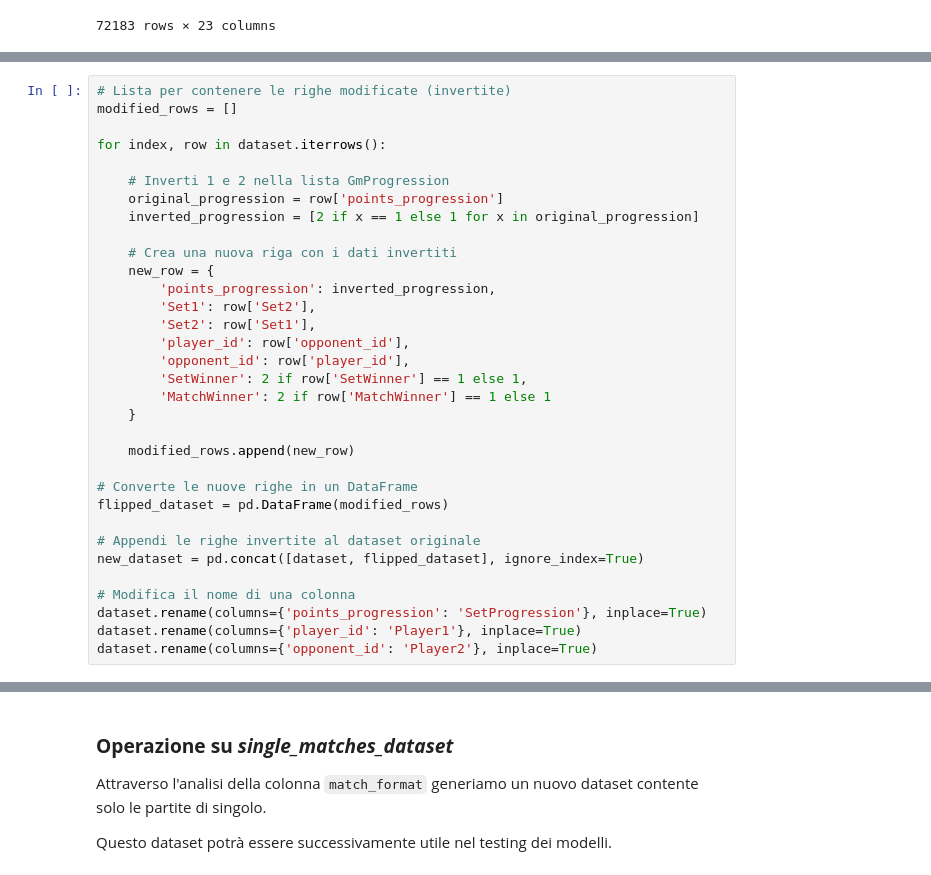
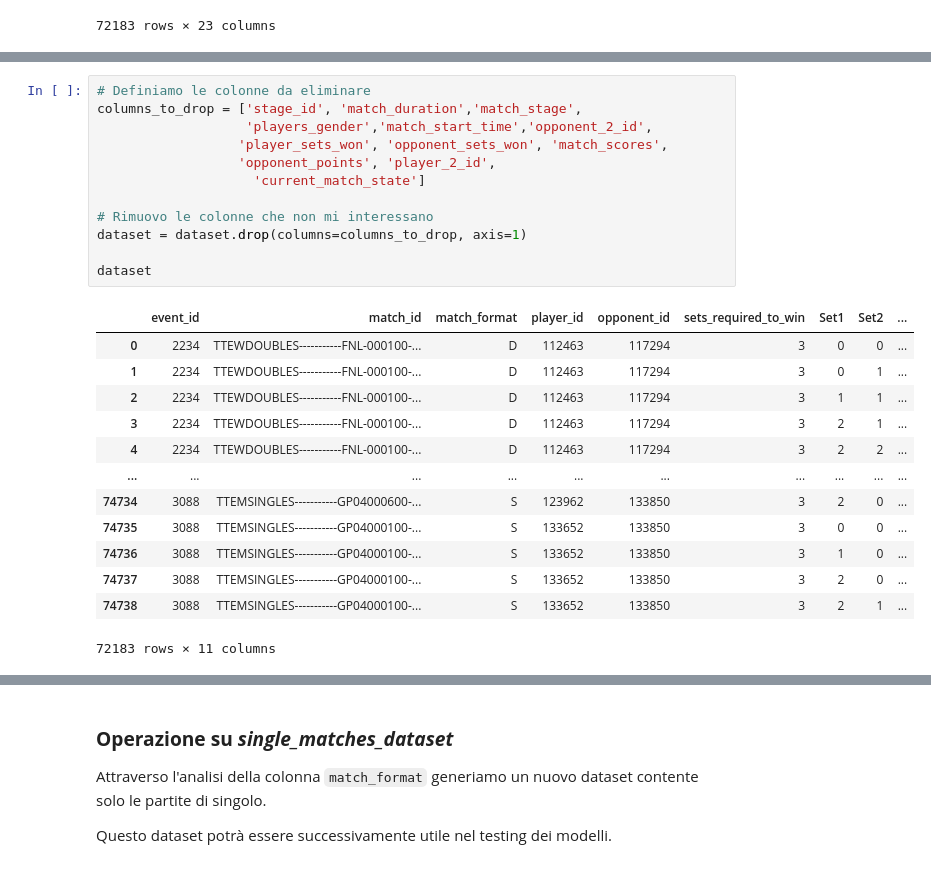
Before and after one commit to oraziotorre/MomentumShiftAI, a Jupyter notebook: TableTennisDataGenerator.ipynb, the cells around one changed output, grey strips where cells are left out. Cells and saved outputs as stored; diff of their text form.

```diff
--- a/TableTennisDataGenerator.ipynb
+++ b/TableTennisDataGenerator.ipynb
@@ -710,33 +707,0 @@ Generazione delle istanze invertite
-# %%
-# Lista per contenere le righe modificate (invertite)
-modified_rows = []
-
-for index, row in dataset.iterrows():
-
-    # Inverti 1 e 2 nella lista GmProgression
-    original_progression = row['points_progression']
-    inverted_progression = [2 if x == 1 else 1 for x in original_progression]
-
-    # Crea una nuova riga con i dati invertiti
-    new_row = {
-        'points_progression': inverted_progression,
-        'Set1': row['Set2'],
-        'Set2': row['Set1'],
-        'player_id': row['opponent_id'],
-        'opponent_id': row['player_id'],
-        'SetWinner': 2 if row['SetWinner'] == 1 else 1,
-        'MatchWinner': 2 if row['MatchWinner'] == 1 else 1
-    }
-
-    modified_rows.append(new_row)
-
-# Converte le nuove righe in un DataFrame
-flipped_dataset = pd.DataFrame(modified_rows)
-
-# Appendi le righe invertite al dataset originale
-new_dataset = pd.concat([dataset, flipped_dataset], ignore_index=True)
-
-# Modifica il nome di una colonna
-dataset.rename(columns={'points_progression': 'SetProgression'}, inplace=True)
-dataset.rename(columns={'player_id': 'Player1'}, inplace=True)
-dataset.rename(columns={'opponent_id': 'Player2'}, inplace=True)
@@ -742,0 +714,26 @@ dataset.rename(columns={'opponent_id': 'Player2'}, inplace=True)
+# %%
+# Definiamo le colonne da eliminare
+columns_to_drop = ['stage_id', 'match_duration','match_stage',
+                   'players_gender','match_start_time','opponent_2_id',
+                  'player_sets_won', 'opponent_sets_won', 'match_scores',
+                  'opponent_points', 'player_2_id',
+                    'current_match_state']
+
+# Rimuovo le colonne che non mi interessano
+dataset = dataset.drop(columns=columns_to_drop, axis=1)
+
+dataset
+# %% [output]
+|  | event_id | match_id | match_format | player_id | opponent_id | sets_required_to_win | Set1 | Set2 | ... |
+| 0 | 2234 | TTEWDOUBLES-----------FNL-000100-... | D | 112463 | 117294 | 3 | 0 | 0 | ... |
+| 1 | 2234 | TTEWDOUBLES-----------FNL-000100-... | D | 112463 | 117294 | 3 | 0 | 1 | ... |
+| 2 | 2234 | TTEWDOUBLES-----------FNL-000100-... | D | 112463 | 117294 | 3 | 1 | 1 | ... |
+| 3 | 2234 | TTEWDOUBLES-----------FNL-000100-... | D | 112463 | 117294 | 3 | 2 | 1 | ... |
+| 4 | 2234 | TTEWDOUBLES-----------FNL-000100-... | D | 112463 | 117294 | 3 | 2 | 2 | ... |
+| ... | ... | ... | ... | ... | ... | ... | ... | ... | ... |
+| 74734 | 3088 | TTEMSINGLES-----------GP04000600-... | S | 123962 | 133850 | 3 | 2 | 0 | ... |
+| 74735 | 3088 | TTEMSINGLES-----------GP04000100-... | S | 133652 | 133850 | 3 | 0 | 0 | ... |
+| 74736 | 3088 | TTEMSINGLES-----------GP04000100-... | S | 133652 | 133850 | 3 | 1 | 0 | ... |
+| 74737 | 3088 | TTEMSINGLES-----------GP04000100-... | S | 133652 | 133850 | 3 | 2 | 0 | ... |
+| 74738 | 3088 | TTEMSINGLES-----------GP04000100-... | S | 133652 | 133850 | 3 | 2 | 1 | ... |
+72183 rows × 11 columns
```
Also changed, not shown: parts of 19 cells of this notebook.
